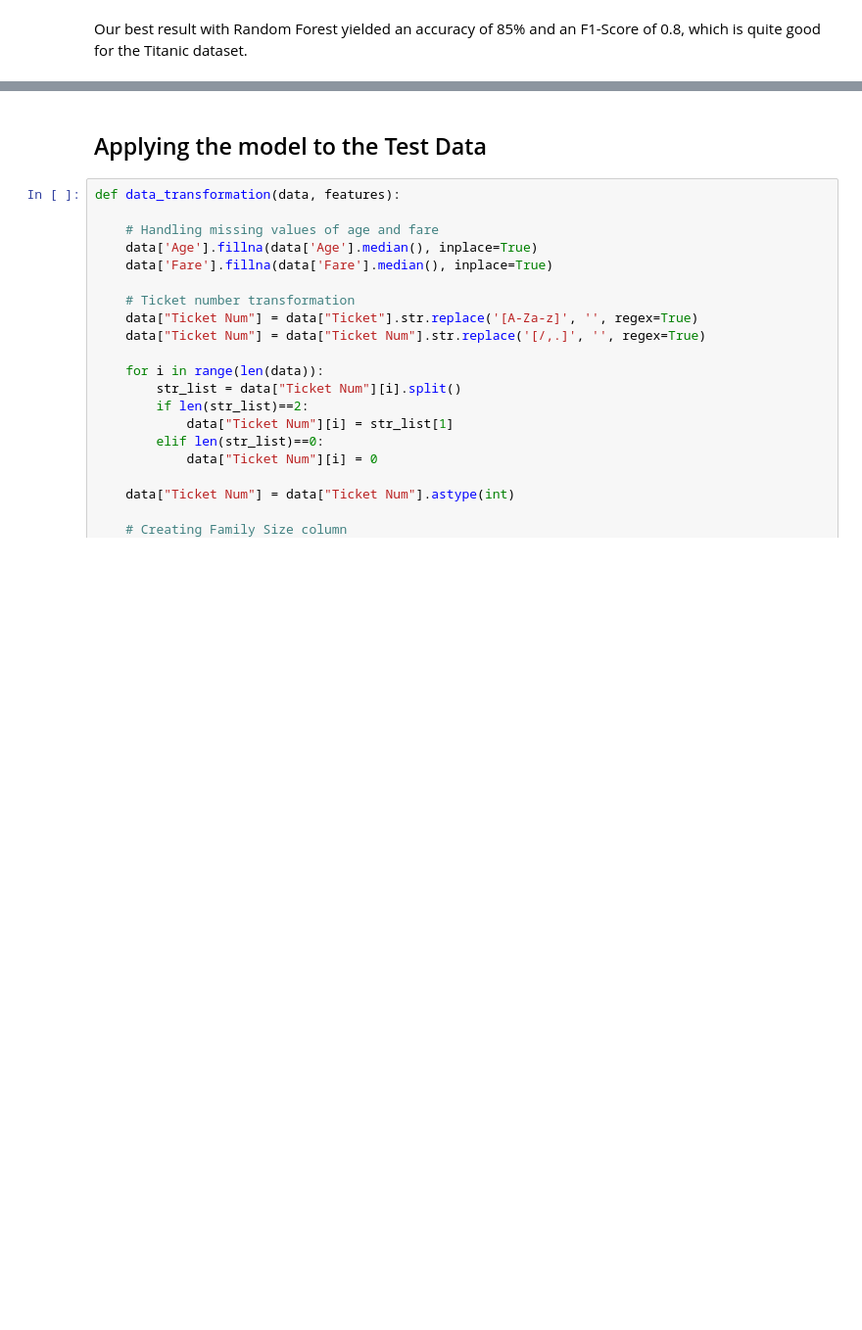
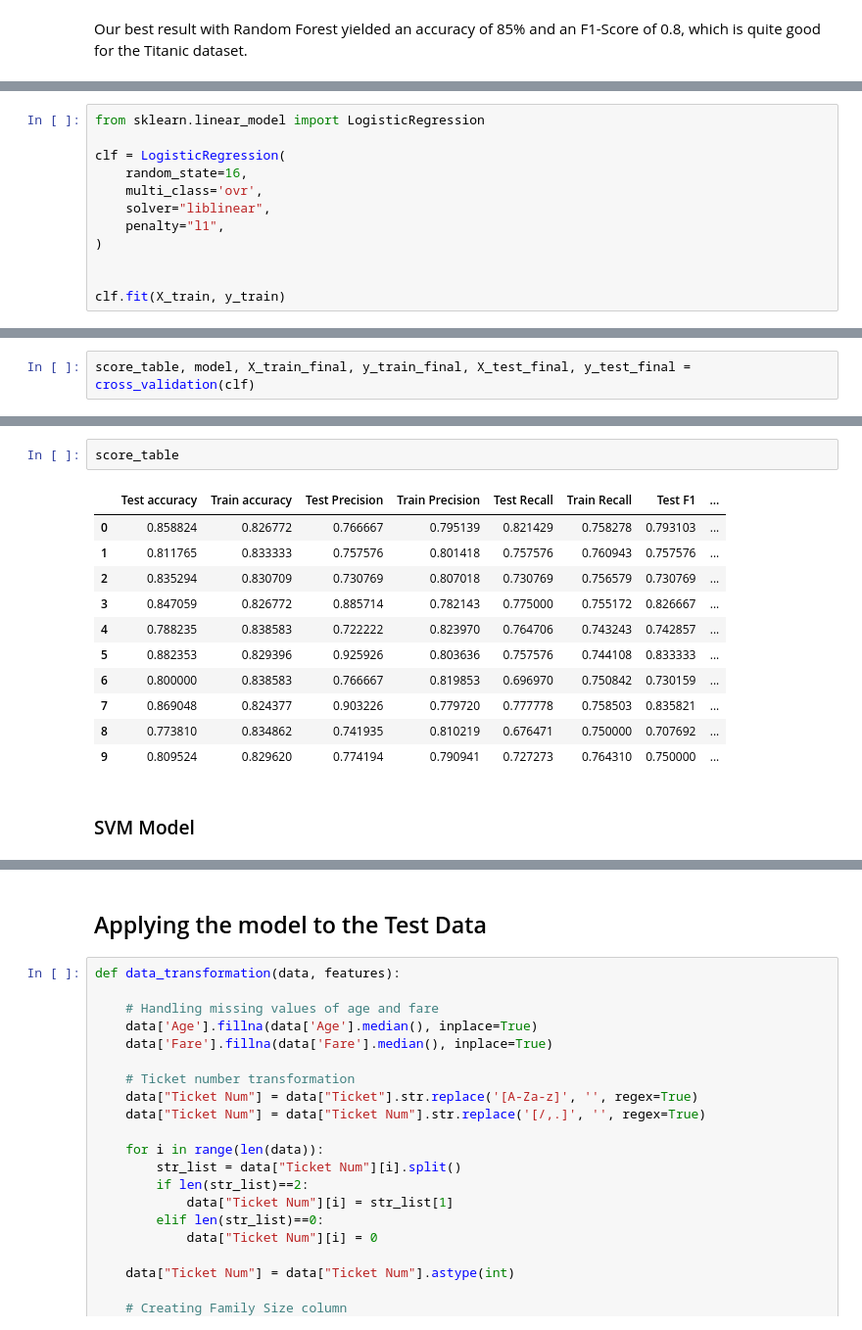
Before and after one commit to alexbondino/titanic, a Jupyter notebook: Notebook.ipynb, the cells around one changed output, grey strips where cells are left out. Shown at 98% size. Drawn from its saved outputs; the diff is of its cells as text; blank space fills up the shorter version.

```diff
--- a/Notebook.ipynb
+++ b/Notebook.ipynb
@@ -683,0 +669,12 @@ Our best result with Random Forest yielded an accuracy of 85% and an F1-Score of
+# %%
+from sklearn.linear_model import LogisticRegression
+
+clf = LogisticRegression(
+    random_state=16,
+    multi_class='ovr',
+    solver="liblinear",
+    penalty="l1",
+)
+
+
+clf.fit(X_train, y_train)
@@ -683,0 +684,2 @@ Our best result with Random Forest yielded an accuracy of 85% and an F1-Score of
+# %%
+score_table, model, X_train_final, y_train_final, X_test_final, y_test_final = cross_validation(clf)
@@ -683,0 +696,16 @@ Our best result with Random Forest yielded an accuracy of 85% and an F1-Score of
+# %%
+score_table
+# %% [output]
+|  | Test accuracy | Train accuracy | Test Precision | Train Precision | Test Recall | Train Recall | Test F1 | ... |
+| 0 | 0.858824 | 0.826772 | 0.766667 | 0.795139 | 0.821429 | 0.758278 | 0.793103 | ... |
+| 1 | 0.811765 | 0.833333 | 0.757576 | 0.801418 | 0.757576 | 0.760943 | 0.757576 | ... |
+| 2 | 0.835294 | 0.830709 | 0.730769 | 0.807018 | 0.730769 | 0.756579 | 0.730769 | ... |
+| 3 | 0.847059 | 0.826772 | 0.885714 | 0.782143 | 0.775000 | 0.755172 | 0.826667 | ... |
+| 4 | 0.788235 | 0.838583 | 0.722222 | 0.823970 | 0.764706 | 0.743243 | 0.742857 | ... |
+| 5 | 0.882353 | 0.829396 | 0.925926 | 0.803636 | 0.757576 | 0.744108 | 0.833333 | ... |
+| 6 | 0.800000 | 0.838583 | 0.766667 | 0.819853 | 0.696970 | 0.750842 | 0.730159 | ... |
+| 7 | 0.869048 | 0.824377 | 0.903226 | 0.779720 | 0.777778 | 0.758503 | 0.835821 | ... |
+| 8 | 0.773810 | 0.834862 | 0.741935 | 0.810219 | 0.676471 | 0.750000 | 0.707692 | ... |
+| 9 | 0.809524 | 0.829620 | 0.774194 | 0.790941 | 0.727273 | 0.764310 | 0.750000 | ... |
+# %% [markdown]
+### SVM Model
```
Also changed, not shown: parts of 29 cells of this notebook, 1 other file.
